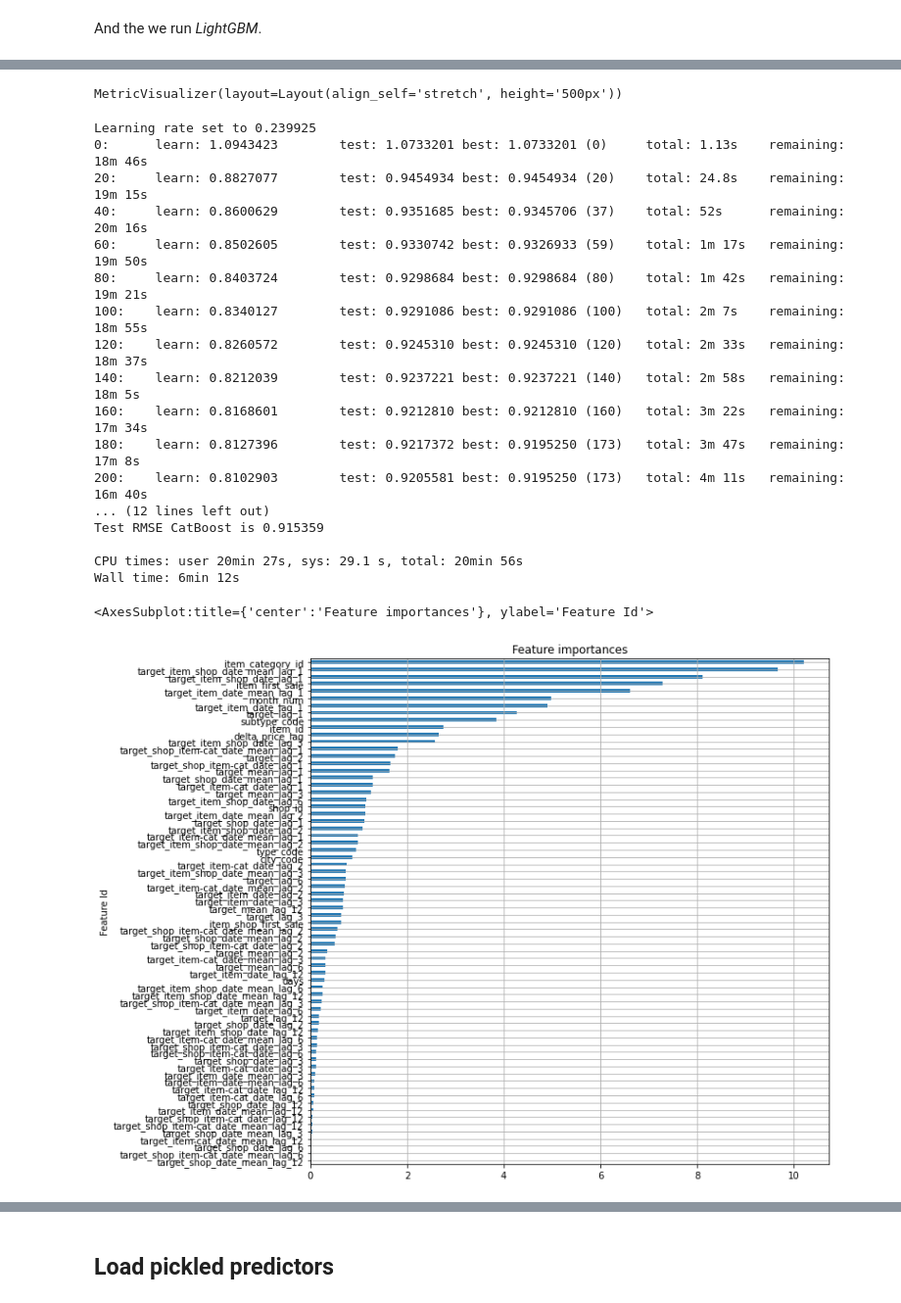
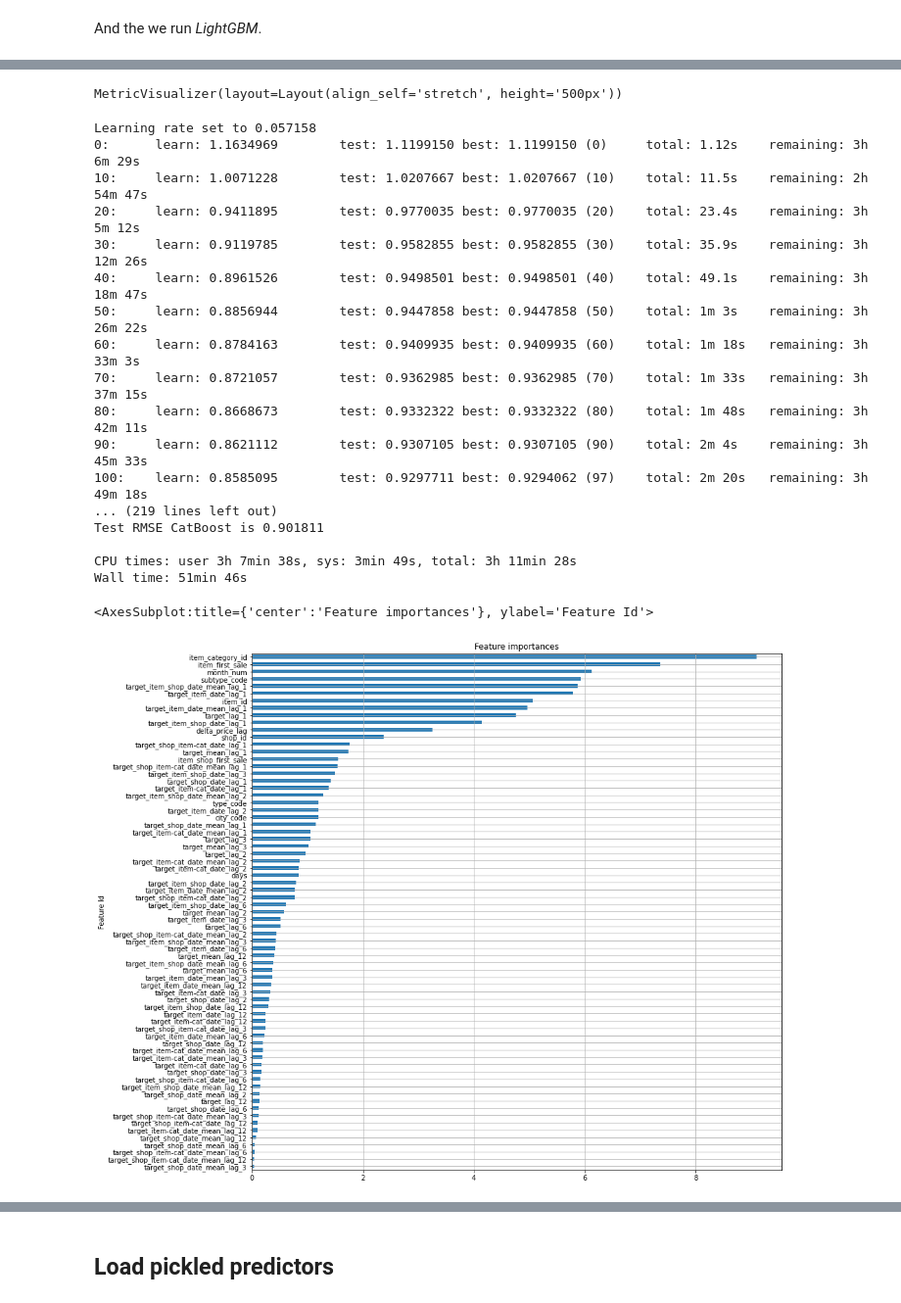
Before and after one commit to ddmitry80/coursera_how_to_win_kaggle, a Jupyter notebook: Final_project/simple_ensemble.ipynb, the cells around one changed output, grey strips where cells are left out. Shown at 98% size. Saved outputs shown, nothing was run; the diff lists cells and outputs as text; code cells hidden in the pictures.

```diff
--- a/Final_project/simple_ensemble.ipynb
+++ b/Final_project/simple_ensemble.ipynb
@@ -197,51 +234,55 @@ Wall time: 1min 39s
 # Catboost
 
 model_cbr = cb.CatBoostRegressor(
     loss_function='RMSE',
     #cat_features=cat_features,
-    iterations=1000,
+    #l2_leaf_reg=6,
+    depth=8,
+    #learning_rate=0.1,
+    iterations=10000,
     task_type='CPU',
+    random_state=43,
 )
 model_cbr.fit(
     X_train, y_train,
     eval_set=(X_test, y_test),
-    verbose=20,
-    early_stopping_rounds=20,
+    verbose=10,
+    early_stopping_rounds=500,
     plot=True,
 )
 pred_cb = model_cbr.predict(X_test)
 
 print('\nTest R-squared for CatBoost is %f' % r2_score(y_test, pred_cb))
 print('Test RMSE CatBoost is %f' % np.sqrt(mean_squared_error(y_test, pred_cb)))
 print()
 
 # Save model to disk
 if save_models:
     pickle.dump(model_cbr, open('data/sa-model_cbr.pkl', "wb"))
 
 # Plot CatBoost features importance
 f_importance = model_cbr.get_feature_importance(prettified=True)
 f_importance[f_importance['Importances']>0].sort_values(by='Importances', ascending=True).set_index('Feature Id').plot(
-    kind='barh', figsize=(10,10), legend=False, grid=True, title="Feature importances");
+    kind='barh', figsize=(14,14), legend=False, grid=True, title="Feature importances");
 # %% [output]
 [interactive output not drawn]
 MetricVisualizer(layout=Layout(align_self='stretch', height='500px'))
-Learning rate set to 0.239925
-0:      learn: 1.0943423        test: 1.0733201 best: 1.0733201 (0)     total: 1.13s    remaining: 18m 46s
-20:     learn: 0.8827077        test: 0.9454934 best: 0.9454934 (20)    total: 24.8s    remaining: 19m 15s
-40:     learn: 0.8600629        test: 0.9351685 best: 0.9345706 (37)    total: 52s      remaining: 20m 16s
-60:     learn: 0.8502605        test: 0.9330742 best: 0.9326933 (59)    total: 1m 17s   remaining: 19m 50s
-80:     learn: 0.8403724        test: 0.9298684 best: 0.9298684 (80)    total: 1m 42s   remaining: 19m 21s
-100:    learn: 0.8340127        test: 0.9291086 best: 0.9291086 (100)   total: 2m 7s    remaining: 18m 55s
-120:    learn: 0.8260572        test: 0.9245310 best: 0.9245310 (120)   total: 2m 33s   remaining: 18m 37s
-140:    learn: 0.8212039        test: 0.9237221 best: 0.9237221 (140)   total: 2m 58s   remaining: 18m 5s
-160:    learn: 0.8168601        test: 0.9212810 best: 0.9212810 (160)   total: 3m 22s   remaining: 17m 34s
-180:    learn: 0.8127396        test: 0.9217372 best: 0.9195250 (173)   total: 3m 47s   remaining: 17m 8s
-200:    learn: 0.8102903        test: 0.9205581 best: 0.9195250 (173)   total: 4m 11s   remaining: 16m 40s
-... (12 lines left out)
-Test RMSE CatBoost is 0.915359
+Learning rate set to 0.057158
+0:      learn: 1.1634969        test: 1.1199150 best: 1.1199150 (0)     total: 1.12s    remaining: 3h 6m 29s
+10:     learn: 1.0071228        test: 1.0207667 best: 1.0207667 (10)    total: 11.5s    remaining: 2h 54m 47s
+20:     learn: 0.9411895        test: 0.9770035 best: 0.9770035 (20)    total: 23.4s    remaining: 3h 5m 12s
+30:     learn: 0.9119785        test: 0.9582855 best: 0.9582855 (30)    total: 35.9s    remaining: 3h 12m 26s
+40:     learn: 0.8961526        test: 0.9498501 best: 0.9498501 (40)    total: 49.1s    remaining: 3h 18m 47s
+50:     learn: 0.8856944        test: 0.9447858 best: 0.9447858 (50)    total: 1m 3s    remaining: 3h 26m 22s
+60:     learn: 0.8784163        test: 0.9409935 best: 0.9409935 (60)    total: 1m 18s   remaining: 3h 33m 3s
+70:     learn: 0.8721057        test: 0.9362985 best: 0.9362985 (70)    total: 1m 33s   remaining: 3h 37m 15s
+80:     learn: 0.8668673        test: 0.9332322 best: 0.9332322 (80)    total: 1m 48s   remaining: 3h 42m 11s
+90:     learn: 0.8621112        test: 0.9307105 best: 0.9307105 (90)    total: 2m 4s    remaining: 3h 45m 33s
+100:    learn: 0.8585095        test: 0.9297711 best: 0.9294062 (97)    total: 2m 20s   remaining: 3h 49m 18s
+... (219 lines left out)
+Test RMSE CatBoost is 0.901811
 
-CPU times: user 20min 27s, sys: 29.1 s, total: 20min 56s
-Wall time: 6min 12s
+CPU times: user 3h 7min 38s, sys: 3min 49s, total: 3h 11min 28s
+Wall time: 51min 46s
 <AxesSubplot:title={'center':'Feature importances'}, ylabel='Feature Id'>
-[figure, old version]
+[figure, new version]
```
Also changed, not shown: parts of 30 cells of this notebook, 1 other file.
